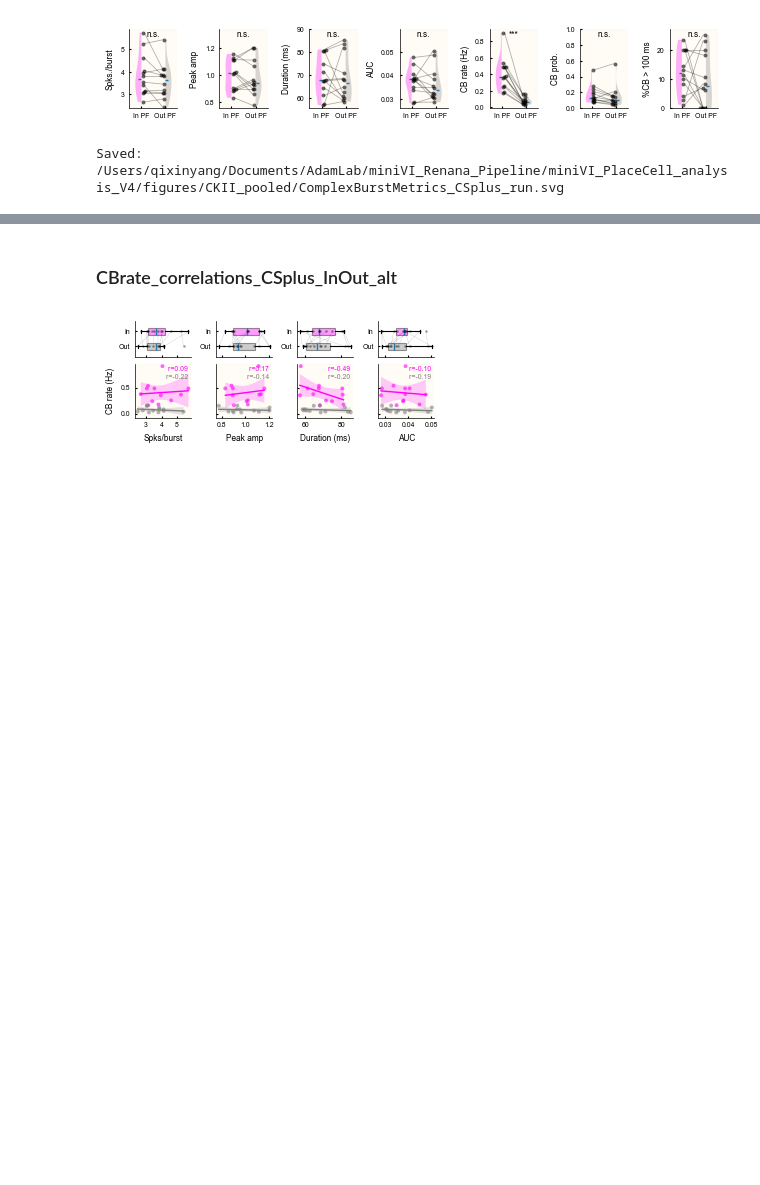
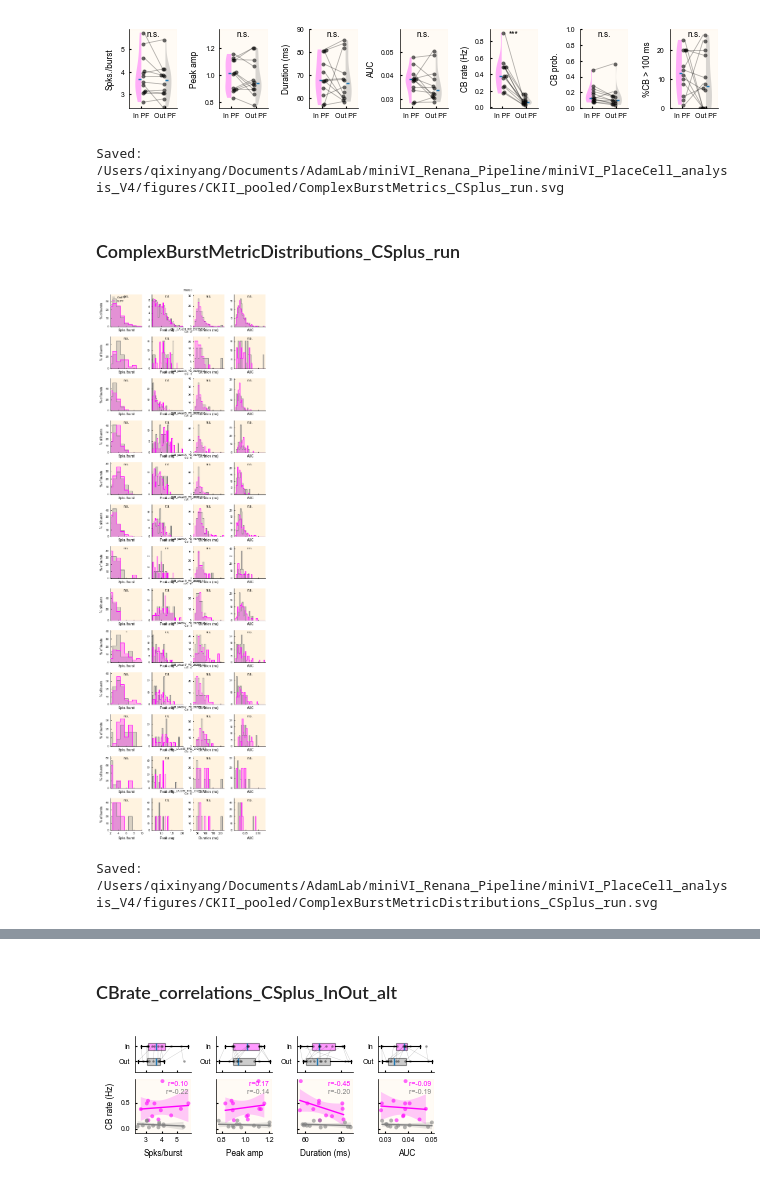
Before and after one commit to QixinYang77/miniVI_Renana_Pipeline, a Jupyter notebook: miniVI_PlaceCell_analysis_V4/notebooks_PCs/Unified_CKII_Pipeline.ipynb, the cells around one changed output, grey strips where cells are left out. Cells and saved outputs as stored; diff of their text form; code cells hidden in the pictures; blank space fills up the shorter version.

Commit message:
Refactor pipeline processing and data flow

```diff
--- a/miniVI_PlaceCell_analysis_V4/notebooks_PCs/Unified_CKII_Pipeline.ipynb
+++ b/miniVI_PlaceCell_analysis_V4/notebooks_PCs/Unified_CKII_Pipeline.ipynb
@@ -677,3 +682,17 @@ print(f'Saved: {out_path}')
 # %% [output]
 [figure]
 Saved: /Users/qixinyang/Documents/AdamLab/miniVI_Renana_Pipeline/miniVI_PlaceCell_analysis_V4/figures/CKII_pooled/ComplexBurstMetrics_CSplus_run.svg
+# %% [markdown]
+### ComplexBurstMetricDistributions_CSplus_run
+# %%
+out_path = os.path.join(figure_save_folder, 'ComplexBurstMetricDistributions_CSplus_run.svg')
+fig = plot_complex_burst_metric_distributions_csplus(
+    plcs_csplus=spatial_data.plcs_csplus,
+    save_path=out_path,
+    state_key='run',
+)
+plt.show()
+print(f'Saved: {out_path}')
+# %% [output]
+[figure, added]
+Saved: /Users/qixinyang/Documents/AdamLab/miniVI_Renana_Pipeline/miniVI_PlaceCell_analysis_V4/figures/CKII_pooled/ComplexBurstMetricDistributions_CSplus_run.svg
```
Also changed, not shown: parts of 14 cells of this notebook, 24 other files.
